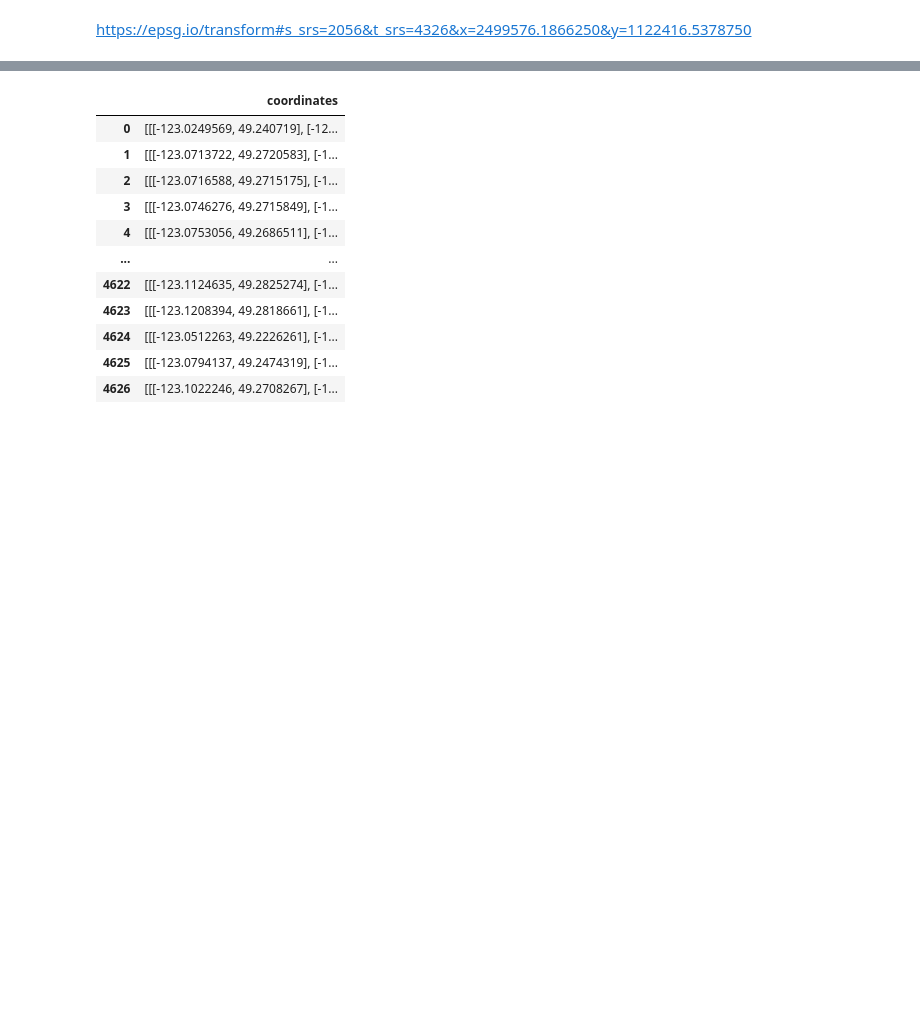
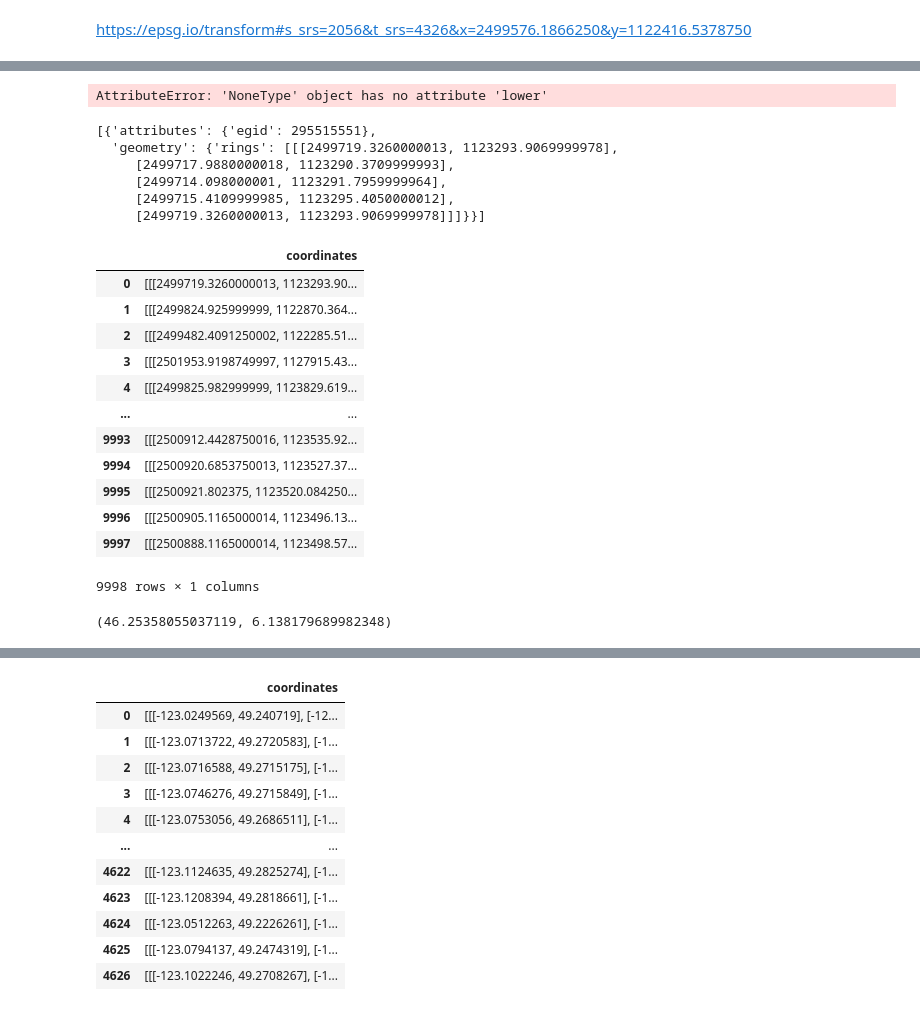
Before and after one commit to vferat/ipybuilding, a Jupyter notebook: ipybuilding/notebooks/p3.ipynb, the cells around one changed output, grey strips where cells are left out. Saved outputs shown, nothing was run; the diff lists cells and outputs as text; code cells hidden in the pictures; blank space fills up the shorter version.

```diff
--- a/ipybuilding/notebooks/p3.ipynb
+++ b/ipybuilding/notebooks/p3.ipynb
@@ -189,4 +156,30 @@ coordinates
+# %%
+gpd.GeoDataFrame.from_features(data_all[1]['features'])
+# %% [output]
+AttributeError: 'NoneType' object has no attribute 'lower'
+# %%
+data_all[1]['features']
+# %% [output]
+[{'attributes': {'egid': 295515551},
+  'geometry': {'rings': [[[2499719.3260000013, 1123293.9069999978],
+     [2499717.9880000018, 1123290.3709999993],
+     [2499714.098000001, 1123291.7959999964],
+     [2499715.4109999985, 1123295.4050000012],
+     [2499719.3260000013, 1123293.9069999978]]]}}]
 # %%
 df = pd.DataFrame(coordinates)
-df['new_coordinates'] = df.apply(lambda x: transform(x['coordinates']), axis=1)
 df
+# %% [output]
+|  | coordinates |
+| 0 | [[[2499719.3260000013, 1123293.90... |
+| 1 | [[[2499824.925999999, 1122870.364... |
+| 2 | [[[2499482.4091250002, 1122285.51... |
+| 3 | [[[2501953.9198749997, 1127915.43... |
+| 4 | [[[2499825.982999999, 1123829.619... |
+| ... | ... |
+| 9993 | [[[2500912.4428750016, 1123535.92... |
+| 9994 | [[[2500920.6853750013, 1123527.37... |
+| 9995 | [[[2500921.802375, 1123520.084250... |
+| 9996 | [[[2500905.1165000014, 1123496.13... |
+| 9997 | [[[2500888.1165000014, 1123498.57... |
+9998 rows × 1 columns
@@ -193,3 +190,7 @@ df
+# %%
+proj_transformer.transform(2499719.3260000013, 1123293.9069999978)
+# %% [output]
+(46.25358055037119, 6.138179689982348)
 # %%
 INITIAL_VIEW_STATE = pydeck.ViewState(
   latitude=46.24,
```
Also changed, not shown: parts of 9 cells of this notebook, 1 other file.
